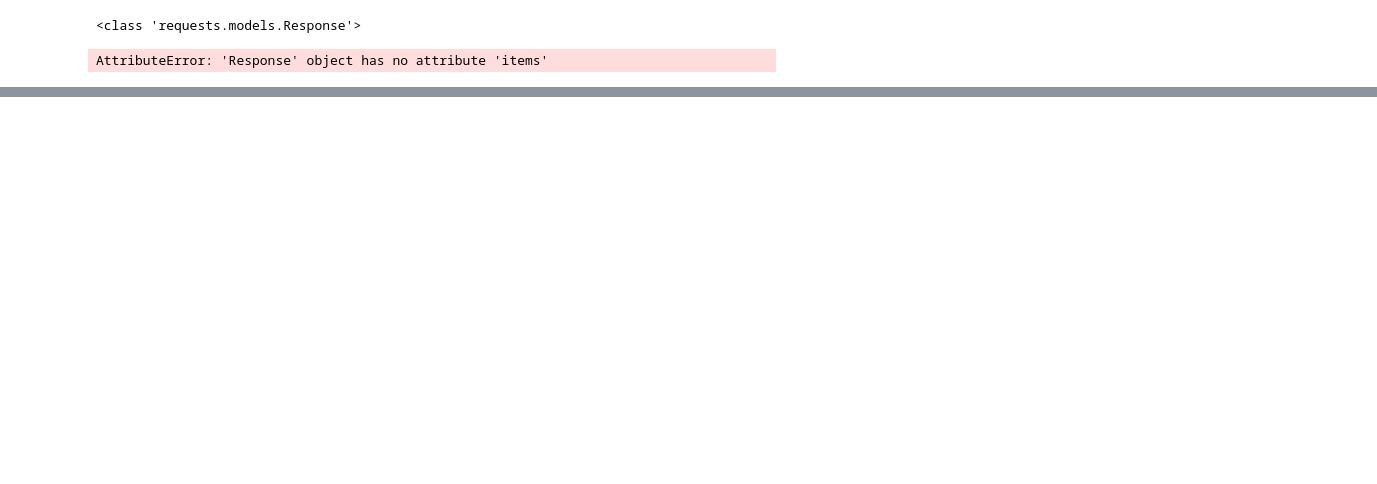
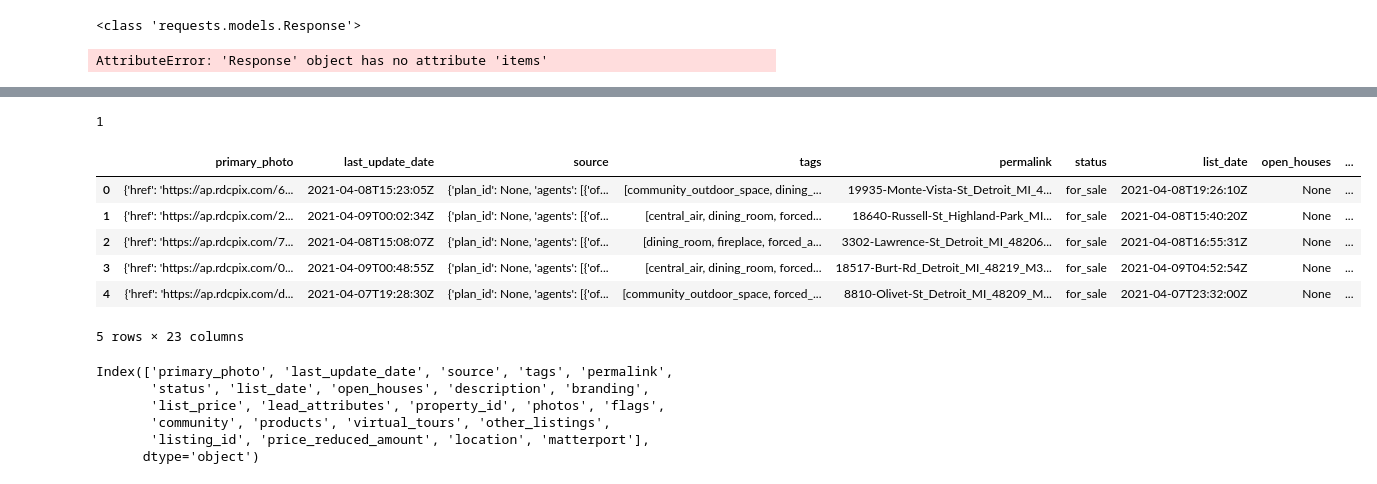
Before and after one commit to ericboss/WhiteCow2, a Jupyter notebook: deal/example.ipynb, the cells around one changed output, grey strips where cells are left out. Cells and saved outputs as stored; diff of their text form; code cells hidden in the pictures; blank space fills up the shorter version.

```diff
--- a/deal/example.ipynb
+++ b/deal/example.ipynb
@@ -120,4 +120,4 @@ list(response.items())[0][0]
 # %% [output]
 AttributeError: 'Response' object has no attribute 'items'
 # %%
-re = json.loads(response.text)
+re = json.loads(response.content)
@@ -127,0 +136,40 @@ dict
+# %%
+1
+# %% [output]
+1
+# %%
+import requests
+
+url = "https://realtor-com-real-estate.p.rapidapi.com/for-sale"
+
+querystring = {"city":"Detroit","state_code":"MI","offset":"0","limit":"42"}
+
+headers = {
+    'x-rapidapi-key': "af2b0d8315mshd2cfb886121c4b2p149f15jsn85834aeacb17",
+    'x-rapidapi-host': "realtor-com-real-estate.p.rapidapi.com"
+    }
+
+response_forsale = requests.request("GET", url, headers=headers, params=querystring)
+# %%
+forsale = json.loads(response_forsale.content)
+# %%
+df1 = pd.DataFrame.from_dict(forsale['data']['results'])
+# %%
+df1.head()
+# %% [output]
+|  | primary_photo | last_update_date | source | tags | permalink | status | list_date | open_houses | ... |
+| 0 | {'href': 'https://ap.rdcpix.com/6... | 2021-04-08T15:23:05Z | {'plan_id': None, 'agents': [{'of... | [community_outdoor_space, dining_... | 19935-Monte-Vista-St_Detroit_MI_4... | for_sale | 2021-04-08T19:26:10Z | None | ... |
+| 1 | {'href': 'https://ap.rdcpix.com/2... | 2021-04-09T00:02:34Z | {'plan_id': None, 'agents': [{'of... | [central_air, dining_room, forced... | 18640-Russell-St_Highland-Park_MI... | for_sale | 2021-04-08T15:40:20Z | None | ... |
+| 2 | {'href': 'https://ap.rdcpix.com/7... | 2021-04-08T15:08:07Z | {'plan_id': None, 'agents': [{'of... | [dining_room, fireplace, forced_a... | 3302-Lawrence-St_Detroit_MI_48206... | for_sale | 2021-04-08T16:55:31Z | None | ... |
+| 3 | {'href': 'https://ap.rdcpix.com/0... | 2021-04-09T00:48:55Z | {'plan_id': None, 'agents': [{'of... | [central_air, dining_room, forced... | 18517-Burt-Rd_Detroit_MI_48219_M3... | for_sale | 2021-04-09T04:52:54Z | None | ... |
+| 4 | {'href': 'https://ap.rdcpix.com/d... | 2021-04-07T19:28:30Z | {'plan_id': None, 'agents': [{'of... | [community_outdoor_space, forced_... | 8810-Olivet-St_Detroit_MI_48209_M... | for_sale | 2021-04-07T23:32:00Z | None | ... |
+5 rows × 23 columns
+# %%
+df1.columns
+# %% [output]
+Index(['primary_photo', 'last_update_date', 'source', 'tags', 'permalink',
+       'status', 'list_date', 'open_houses', 'description', 'branding',
+       'list_price', 'lead_attributes', 'property_id', 'photos', 'flags',
+       'community', 'products', 'virtual_tours', 'other_listings',
+       'listing_id', 'price_reduced_amount', 'location', 'matterport'],
+      dtype='object')
```
Also changed, not shown: parts of 9 cells of this notebook, 11 other files.
